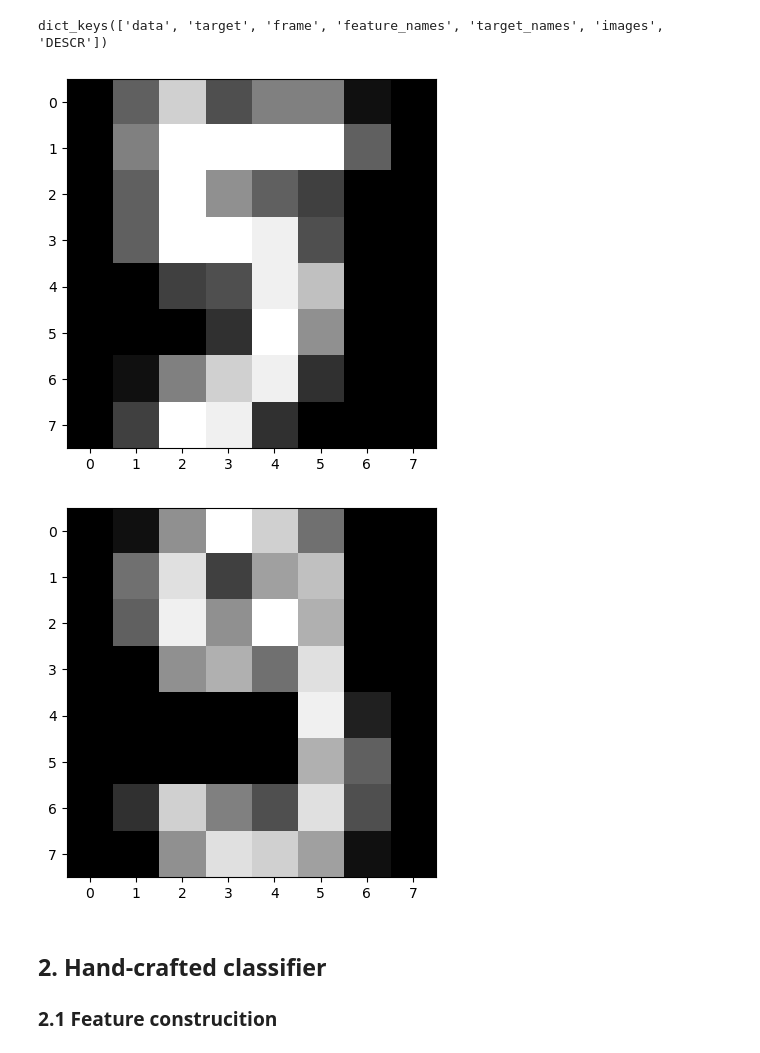
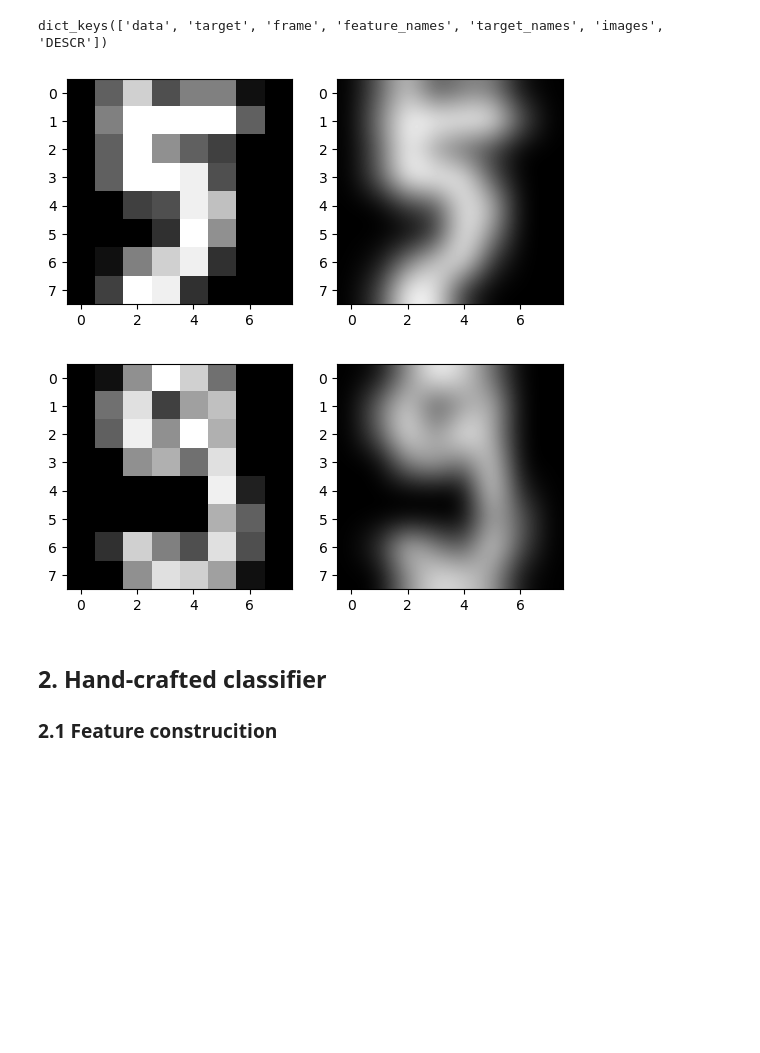
Before and after one commit to Lennox-Elaphurus/ML-Essentials-homework, a Jupyter notebook: Lennox/exercise 1/exercise1.ipynb, the cells around one changed output. Saved outputs shown, nothing was run; the diff lists cells and outputs as text; code cells hidden in the pictures; blank space fills up the shorter version.

Commit message:
Add bicubic visualization

```diff
--- a/Lennox/exercise 1/exercise1.ipynb
+++ b/Lennox/exercise 1/exercise1.ipynb
@@ -22,30 +22,33 @@ dict_keys(['data', 'target', 'frame', 'feature_names', 'target_names', 'images',
 # %%
 import numpy as numpy
 import matplotlib.pyplot as plt
 
 img = digits.images[33]
 
 
 def print_img(img):
     assert 2 == len(img.shape)
     plt.figure()
     plt.gray()
+    plt.subplot(1, 2, 1)
     plt.imshow(img, interpolation="nearest")  # bicubic, nearest
+    plt.subplot(1, 2, 2)
+    plt.imshow(img,interpolation="bicubic")
     plt.show()
 
 
 print_img(img)
 
 
 def print_data(data):
     data_temp = data.reshape(8, 8)
     print_img(data_temp)
 
 
 print_data(digits.data[39])
 # %% [output]
-[figure, old version]
+[figure, new version]
-[figure, old version]
+[figure, new version]
 # %%
 from sklearn import model_selection
 import numpy as np
```
Also changed, not shown: parts of 8 cells of this notebook, 1 other file.
